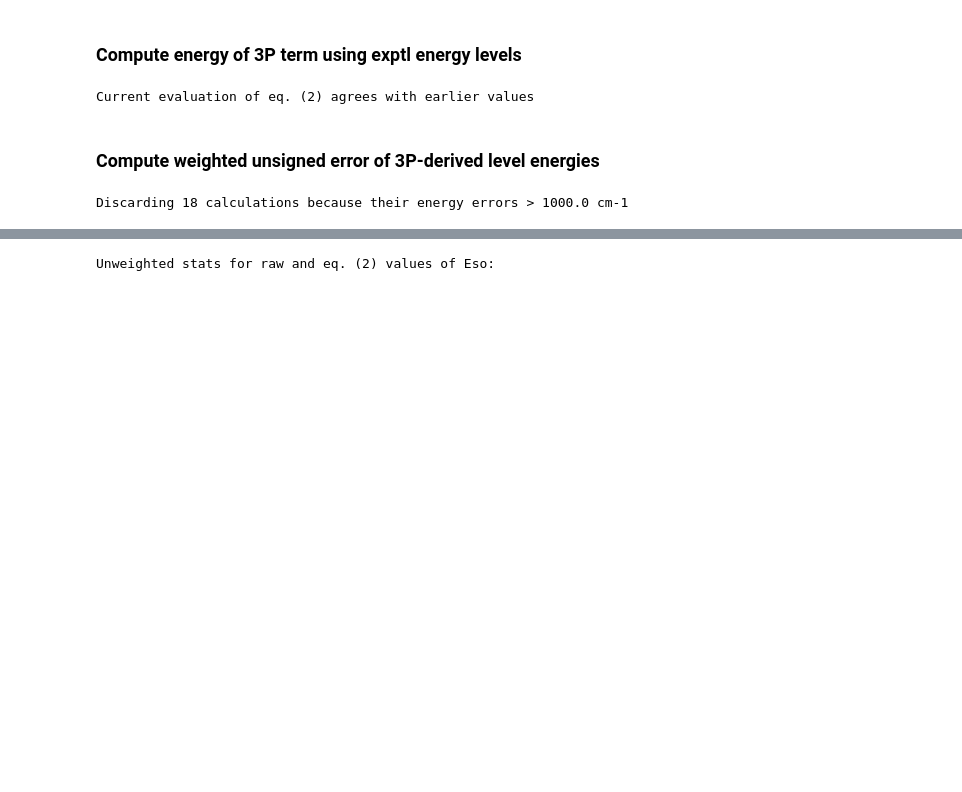
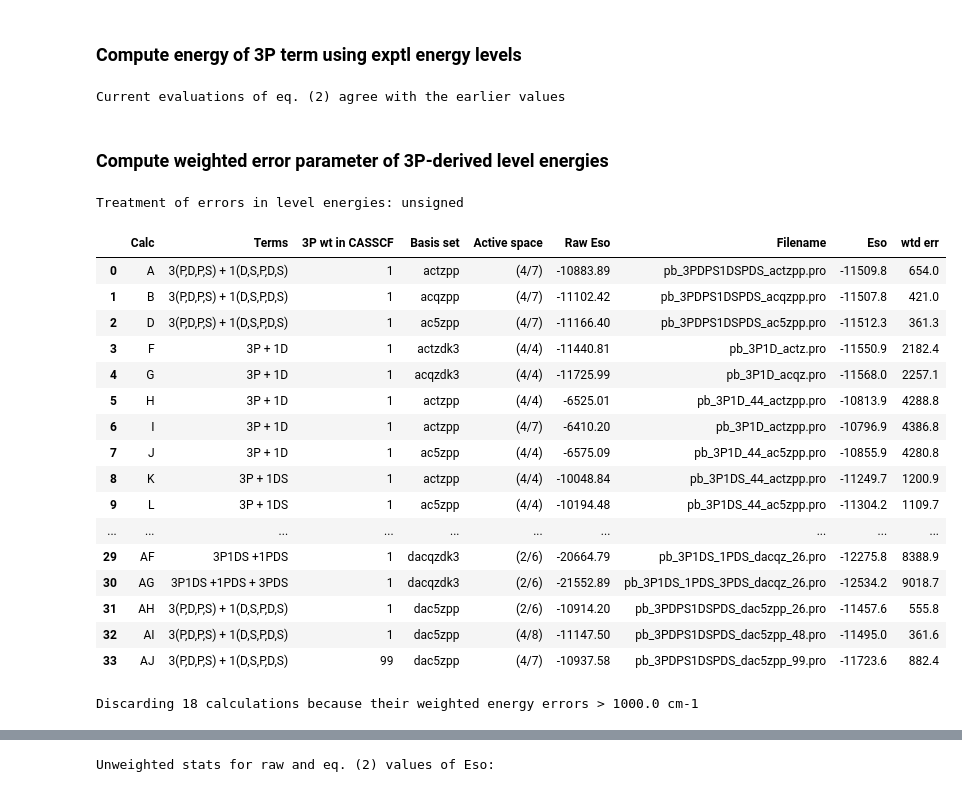
Before and after one commit to kkinist/atomic_SOC, a Jupyter notebook: MSS/Pb_results_analysis.ipynb, the cells around one changed output, grey strips where cells are left out. Drawn from its saved outputs; the diff is of its cells as text; code cells hidden in the pictures; blank space fills up the shorter version.

```diff
--- a/MSS/Pb_results_analysis.ipynb
+++ b/MSS/Pb_results_analysis.ipynb
@@ -131,8 +122,8 @@ dfout['Eso'] = np.round(Esol, nround)
 if nbad:
     print(f'*** Current evaluation of eq. (2) differs from earlier in {nbad} cases ***')
 else:
-    print('Current evaluation of eq. (2) agrees with earlier values')
+    print('Current evaluations of eq. (2) agree with the earlier values')
 # %% [output]
-Current evaluation of eq. (2) agrees with earlier values
+Current evaluations of eq. (2) agree with the earlier values
 # %% [markdown]
-### Compute weighted unsigned error of 3P-derived level energies
+### Compute weighted error parameter of 3P-derived level energies
@@ -151,12 +130,53 @@ dfout['wtd uerr'] = np.round(werrl, nround)
+# %%
+err_choice = 'unsigned'  # choose here either 'unsigned' or 'rms'
+print(f'Treatment of errors in level energies: {err_choice}')
+werrl = []
+for icalc, lett in enumerate(dfd.keys()):
+    df = dfd[lett]
+    wcol = '(1)3P'
+    if wcol not in df.columns:
+        wcol = wcol[3:]  # remove prefix '(1)'
+    wts = df[wcol].values
+    if err_choice == 'unsigned':
+        err = np.abs(df['err'].values)
+    elif err_choice == 'rms':
+        err = df['err'].values ** 2
+    werr = np.dot(wts, err) / wts.sum()
+    if err_choice == 'rms':
+        werr = np.sqrt(werr)
+    werrl.append(werr)
+dfout['wtd err'] = np.round(werrl, nround)
+# %% [output]
+Treatment of errors in level energies: unsigned
+# %%
+dfout
+# %% [output]
+|  | Calc | Terms | 3P wt in CASSCF | Basis set | Active space | Raw Eso | Filename | Eso | wtd err |
+| 0 | A | 3(P,D,P,S) + 1(D,S,P,D,S) | 1 | actzpp | (4/7) | -10883.89 | pb_3PDPS1DSPDS_actzpp.pro | -11509.8 | 654.0 |
+| 1 | B | 3(P,D,P,S) + 1(D,S,P,D,S) | 1 | acqzpp | (4/7) | -11102.42 | pb_3PDPS1DSPDS_acqzpp.pro | -11507.8 | 421.0 |
+| 2 | D | 3(P,D,P,S) + 1(D,S,P,D,S) | 1 | ac5zpp | (4/7) | -11166.40 | pb_3PDPS1DSPDS_ac5zpp.pro | -11512.3 | 361.3 |
+| 3 | F | 3P + 1D | 1 | actzdk3 | (4/4) | -11440.81 | pb_3P1D_actz.pro | -11550.9 | 2182.4 |
+| 4 | G | 3P + 1D | 1 | acqzdk3 | (4/4) | -11725.99 | pb_3P1D_acqz.pro | -11568.0 | 2257.1 |
+| 5 | H | 3P + 1D | 1 | actzpp | (4/4) | -6525.01 | pb_3P1D_44_actzpp.pro | -10813.9 | 4288.8 |
+| 6 | I | 3P + 1D | 1 | actzpp | (4/7) | -6410.20 | pb_3P1D_actzpp.pro | -10796.9 | 4386.8 |
+| 7 | J | 3P + 1D | 1 | ac5zpp | (4/4) | -6575.09 | pb_3P1D_44_ac5zpp.pro | -10855.9 | 4280.8 |
+| 8 | K | 3P + 1DS | 1 | actzpp | (4/4) | -10048.84 | pb_3P1DS_44_actzpp.pro | -11249.7 | 1200.9 |
+| 9 | L | 3P + 1DS | 1 | ac5zpp | (4/4) | -10194.48 | pb_3P1DS_44_ac5zpp.pro | -11304.2 | 1109.7 |
+| ... | ... | ... | ... | ... | ... | ... | ... | ... | ... |
+| 29 | AF | 3P1DS +1PDS | 1 | dacqzdk3 | (2/6) | -20664.79 | pb_3P1DS_1PDS_dacqz_26.pro | -12275.8 | 8388.9 |
+| 30 | AG | 3P1DS +1PDS + 3PDS | 1 | dacqzdk3 | (2/6) | -21552.89 | pb_3P1DS_1PDS_3PDS_dacqz_26.pro | -12534.2 | 9018.7 |
+| 31 | AH | 3(P,D,P,S) + 1(D,S,P,D,S) | 1 | dac5zpp | (2/6) | -10914.20 | pb_3PDPS1DSPDS_dac5zpp_26.pro | -11457.6 | 555.8 |
+| 32 | AI | 3(P,D,P,S) + 1(D,S,P,D,S) | 1 | dac5zpp | (4/8) | -11147.50 | pb_3PDPS1DSPDS_dac5zpp_48.pro | -11495.0 | 361.6 |
+| 33 | AJ | 3(P,D,P,S) + 1(D,S,P,D,S) | 99 | dac5zpp | (4/7) | -10937.58 | pb_3PDPS1DSPDS_dac5zpp_99.pro | -11723.6 | 882.4 |
 # %%
 # Discard calculations with excessive error in 3P level energies
-max_uerr = 1000.  # only use calculations with smaller values of the weighted, unsigned error in 3P levels
-nbig = len(dfout[dfout['wtd uerr'] > max_uerr])
+max_err = 1000.  # only use calculations with smaller values of the weighted, unsigned error in 3P levels
+nbig = len(dfout[dfout['wtd err'] > max_err])
 if nbig:
-    print(f'Discarding {nbig} calculations because their energy errors > {max_uerr} cm-1')
-    dfout = dfout[dfout['wtd uerr'] <= max_uerr]
+    print(f'Discarding {nbig} calculations because their weighted energy errors > {max_err} cm-1')
+    dfout = dfout[dfout['wtd err'] <= max_err]
 # %% [output]
-Discarding 18 calculations because their energy errors > 1000.0 cm-1
+Discarding 18 calculations because their weighted energy errors > 1000.0 cm-1
 # %%
 # Show all results in use, sorted by increasing weighted, unsigned error in 3P level energies
 print(f'{len(dfout)} calculations are being considered (sorted by energy error):')
```
Also changed, not shown: parts of 24 cells of this notebook.
